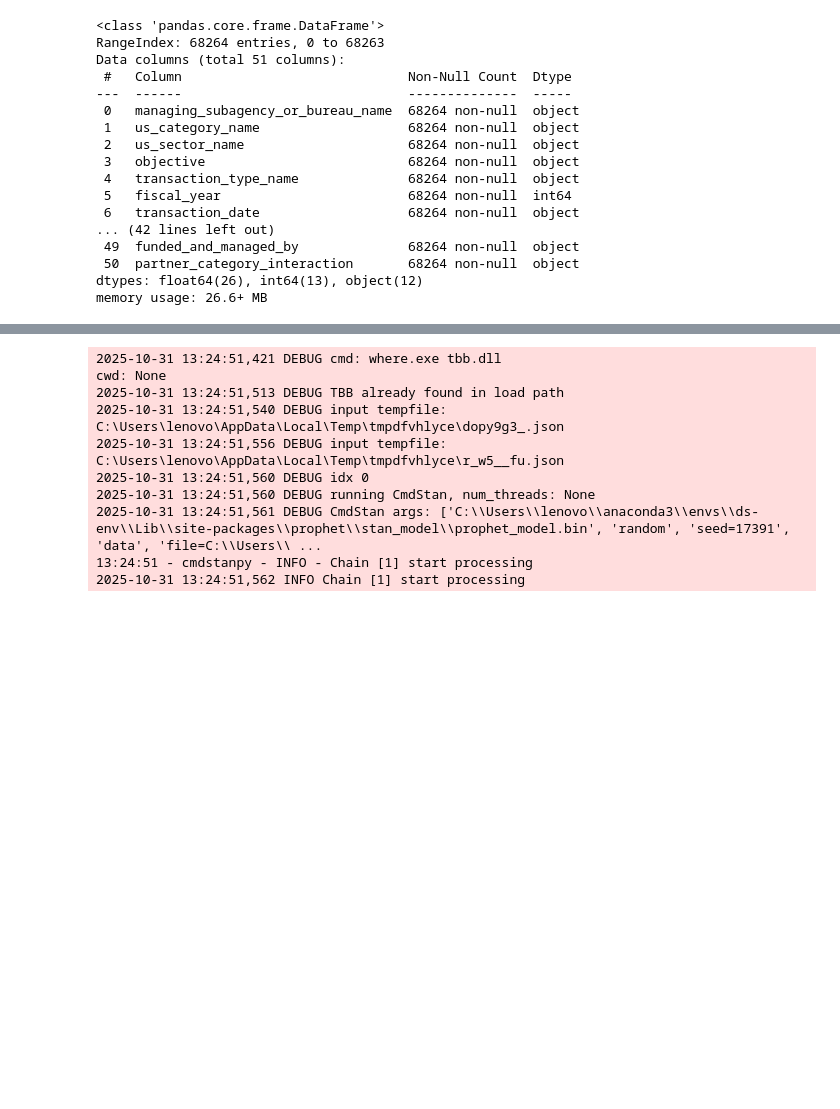
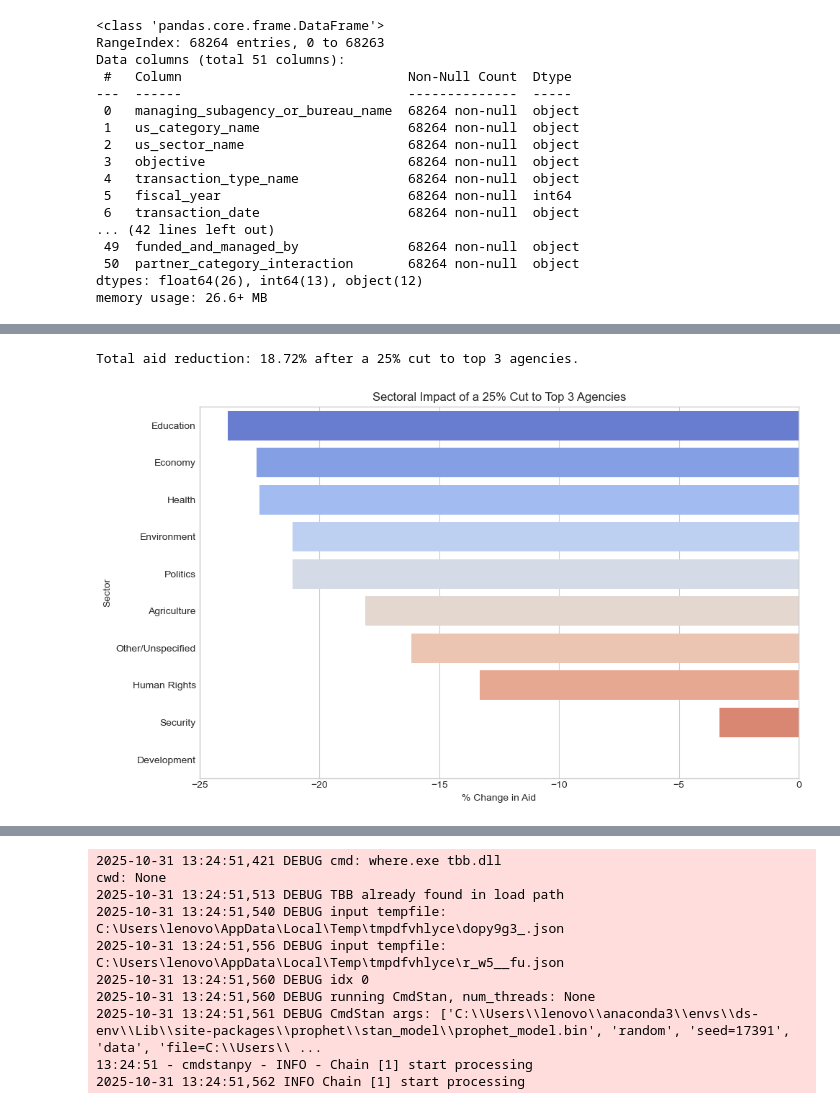
Before and after one commit to Annfelicty/A, a Jupyter notebook: Notebooks/modeling.ipynb, the cells around one changed output, grey strips where cells are left out. Drawn from its saved outputs; the diff is of its cells as text; code cells hidden in the pictures; blank space fills up the shorter version.

```diff
--- a/Notebooks/modeling.ipynb
+++ b/Notebooks/modeling.ipynb
@@ -214,0 +271,43 @@ memory usage: 26.6+ MB
+# %%
+# --- 2. Simulate a 25% Cut to Top 3 Agencies ---
+
+# Find top 3 agencies by total funding
+top3_agencies = (
+    df.groupby('managing_subagency_or_bureau_name')['constant_dollar_amount']
+    .sum()
+    .nlargest(3)
+    .index
+)
+
+# Create a copy for scenario simulation
+df_cut = df.copy()
+
+# Apply 25% cut to top 3 agencies
+df_cut.loc[df_cut['managing_subagency_or_bureau_name'].isin(top3_agencies), 'constant_dollar_amount'] *= 0.75
+
+# Recalculate total aid and shares
+baseline_total = df['constant_dollar_amount'].sum()
+cut_total = df_cut['constant_dollar_amount'].sum()
+impact_pct = 100 * (1 - cut_total / baseline_total)
+
+print(f"Total aid reduction: {impact_pct:.2f}% after a 25% cut to top 3 agencies.")
+
+# Recompute by sector and agency
+agg_baseline = df.groupby('us_sector_name')['constant_dollar_amount'].sum().rename('baseline_aid')
+agg_cut = df_cut.groupby('us_sector_name')['constant_dollar_amount'].sum().rename('post_cut_aid')
+
+impact_df = pd.concat([agg_baseline, agg_cut], axis=1)
+impact_df['change_%'] = 100 * (impact_df['post_cut_aid'] - impact_df['baseline_aid']) / impact_df['baseline_aid']
+impact_df = impact_df.sort_values('change_%')
+
+# Plot
+plt.figure(figsize=(10,6))
+sns.barplot(data=impact_df.reset_index(), x='change_%', y='us_sector_name', palette='coolwarm')
+plt.title('Sectoral Impact of a 25% Cut to Top 3 Agencies')
+plt.xlabel('% Change in Aid')
+plt.ylabel('Sector')
+plt.tight_layout()
+plt.show()
+# %% [output]
+Total aid reduction: 18.72% after a 25% cut to top 3 agencies.
+[figure, added]
```
Also changed, not shown: parts of 7 cells of this notebook.
